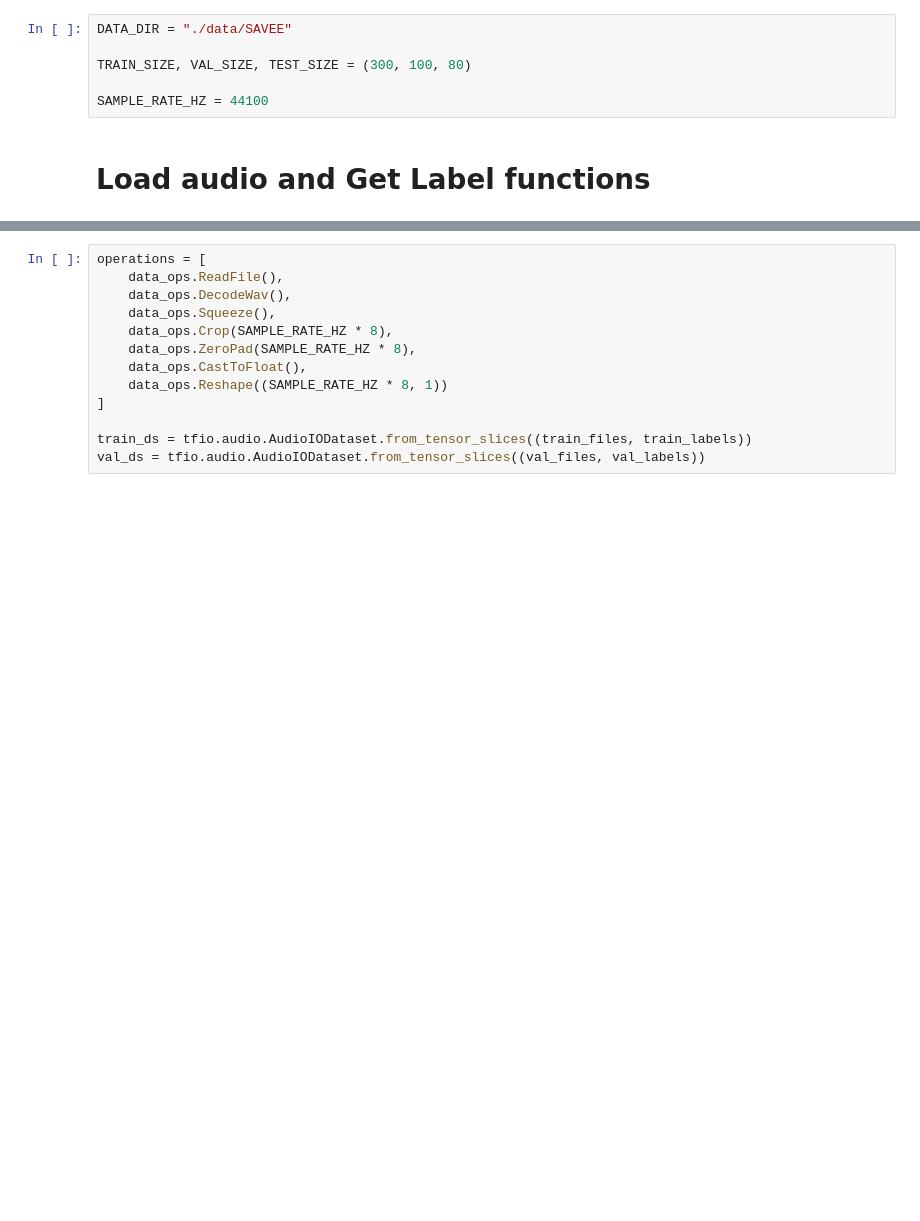
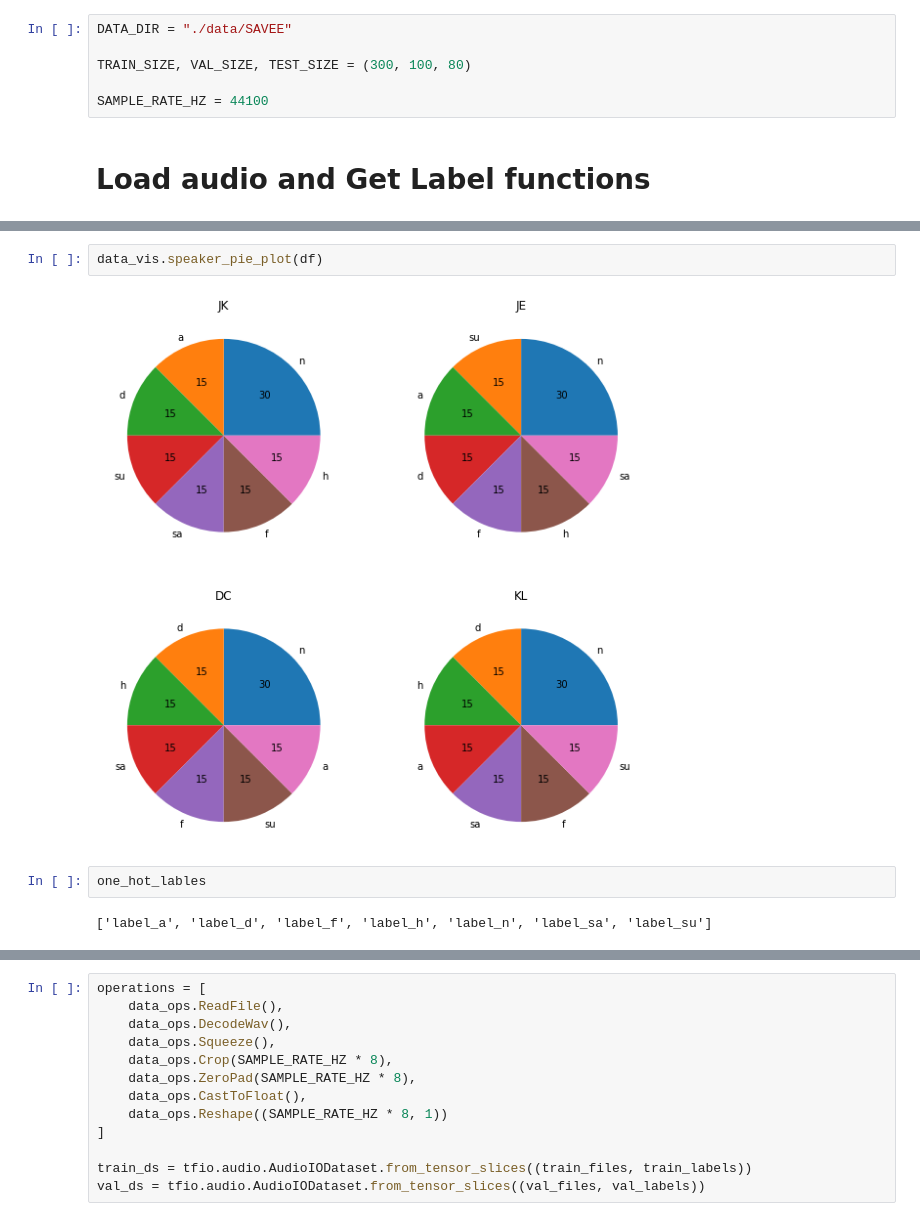
Before and after one commit to alejack9/Speech-Emotion-Recognition, a Jupyter notebook: Paper/paper.ipynb, the cells around one changed output, grey strips where cells are left out. Cells and saved outputs as stored; diff of their text form; blank space fills up the shorter version.

```diff
--- a/Paper/paper.ipynb
+++ b/Paper/paper.ipynb
@@ -73,3 +73,11 @@ plt.show()
+# %%
+data_vis.speaker_pie_plot(df)
+# %% [output]
+[figure, added]
+# %%
+one_hot_lables
+# %% [output]
+['label_a', 'label_d', 'label_f', 'label_h', 'label_n', 'label_sa', 'label_su']
 # %%
 test_files, test_labels = np.array([]), np.array([])
 train_files, train_labels = np.array([]), np.array([])
```
Also changed, not shown: parts of 17 cells of this notebook.
